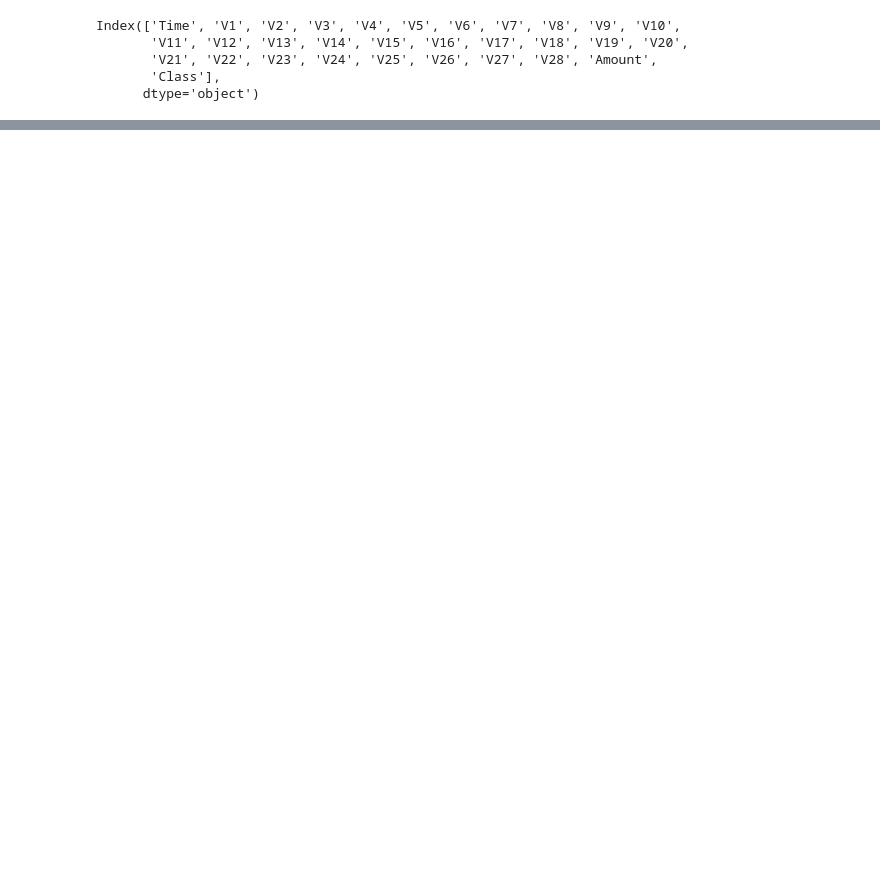
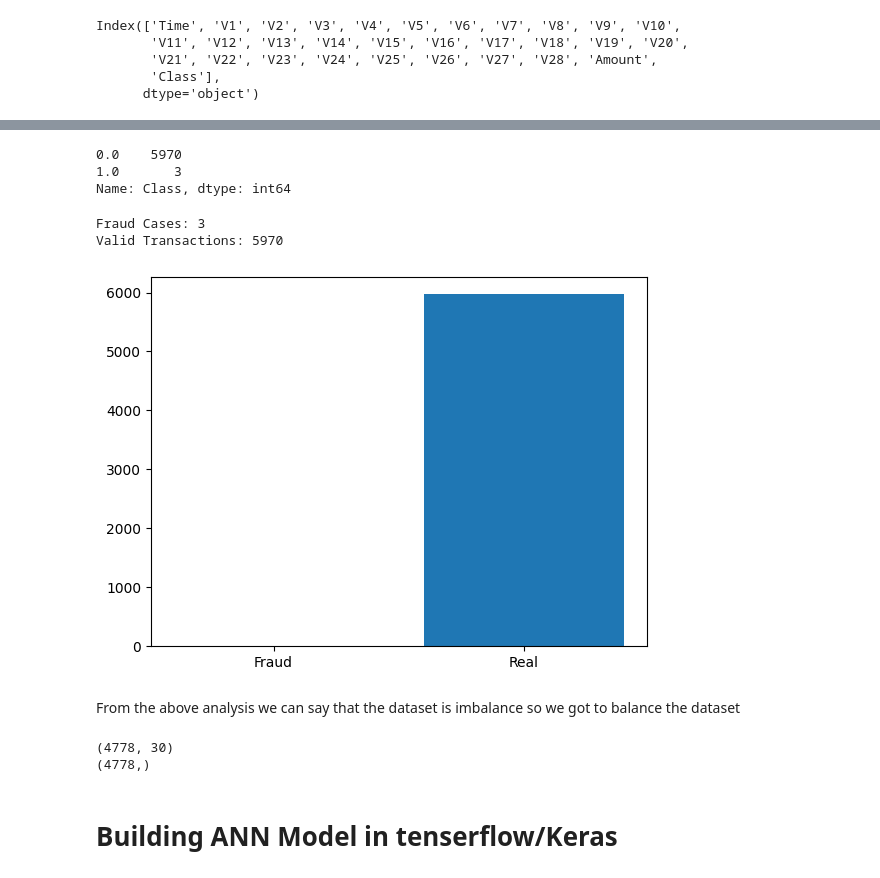
Before and after one commit to Laxmikurapati/Machine-learning-Projects, a Jupyter notebook: Credit_Card_Fraud_Detection.ipynb, the cells around one changed output, grey strips where cells are left out. Saved outputs shown, nothing was run; the diff lists cells and outputs as text; code cells hidden in the pictures; blank space fills up the shorter version.

```diff
--- a/Credit_Card_Fraud_Detection.ipynb
+++ b/Credit_Card_Fraud_Detection.ipynb
@@ -19,5 +28,5 @@ warnings.filterwarnings('ignore')
 # %%
-data=pd.read_csv('/kaggle/input/creditcardfraud/creditcard.csv')
+data=pd.read_csv('/content/creditcard.csv')
 # %%
 data.head()
 # %% [output]
@@ -154,0 +94,2 @@ accuracy_score(y2_test,prediction3)
+# %%
+data.dropna(inplace=True)
@@ -154,0 +116,17 @@ accuracy_score(y2_test,prediction3)
+# %%
+data['Class'].value_counts()
+# %% [output]
+0.0    5970
+1.0       3
+Name: Class, dtype: int64
+# %%
+label_size = [data['Class'].sum(), len(data['Class'])- data['Class'].sum()]
+plt.bar(['Fraud','Real'],label_size)
+print('Fraud Cases: {}'.format(len(data[data['Class'] == 1])))
+print('Valid Transactions: {}'.format(len(data[data['Class'] == 0])))
+# %% [output]
+Fraud Cases: 3
+Valid Transactions: 5970
+[figure, added]
+# %% [markdown]
+From the above analysis we can say that the dataset is imbalance so we got to balance the dataset
@@ -154,0 +139,8 @@ accuracy_score(y2_test,prediction3)
+# %%
+print(X_train.shape)
+print(y_train.shape)
+# %% [output]
+(4778, 30)
+(4778,)
+# %% [markdown]
+# **Building ANN Model in tenserflow/Keras**
```
Also changed, not shown: parts of 70 cells of this notebook.
